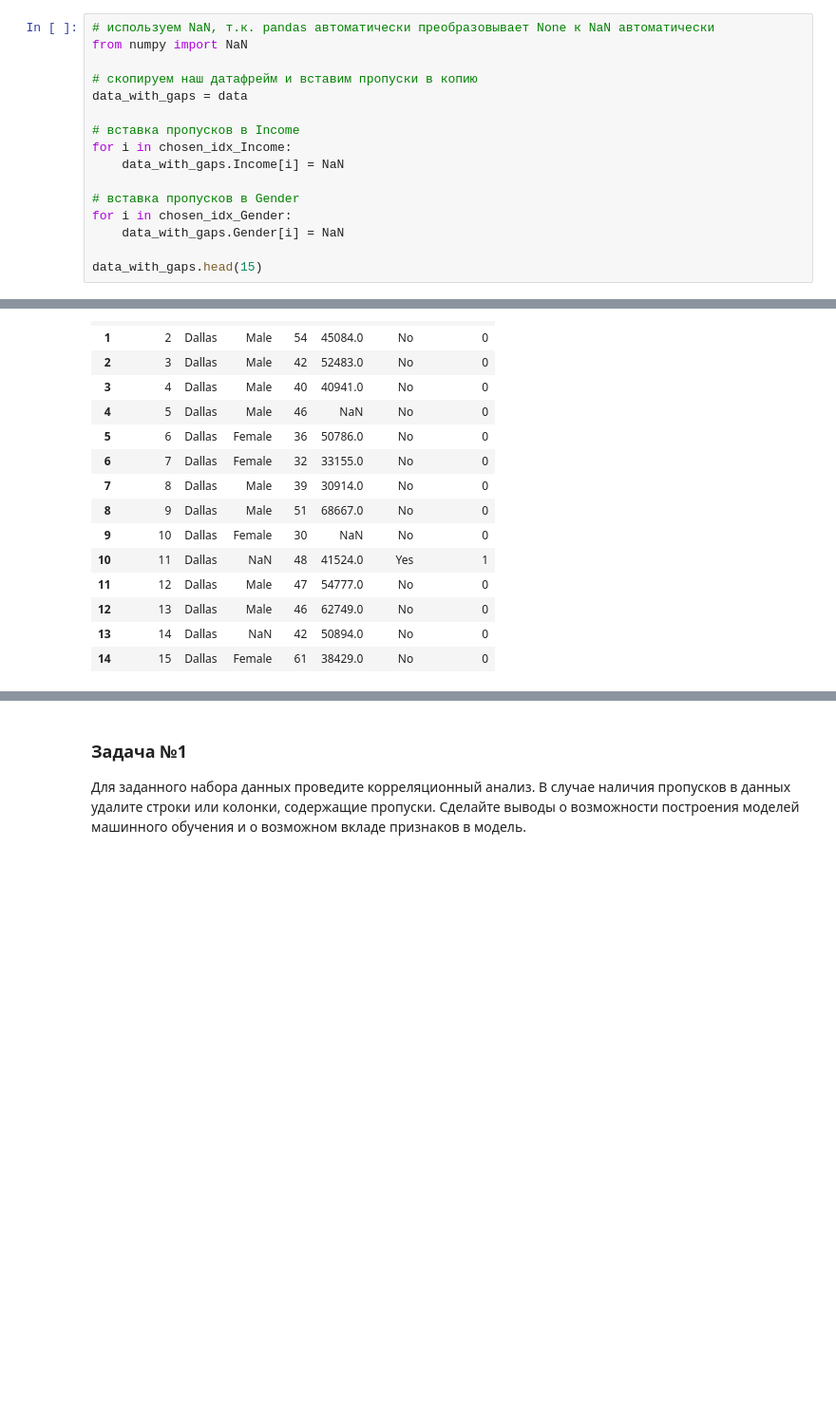
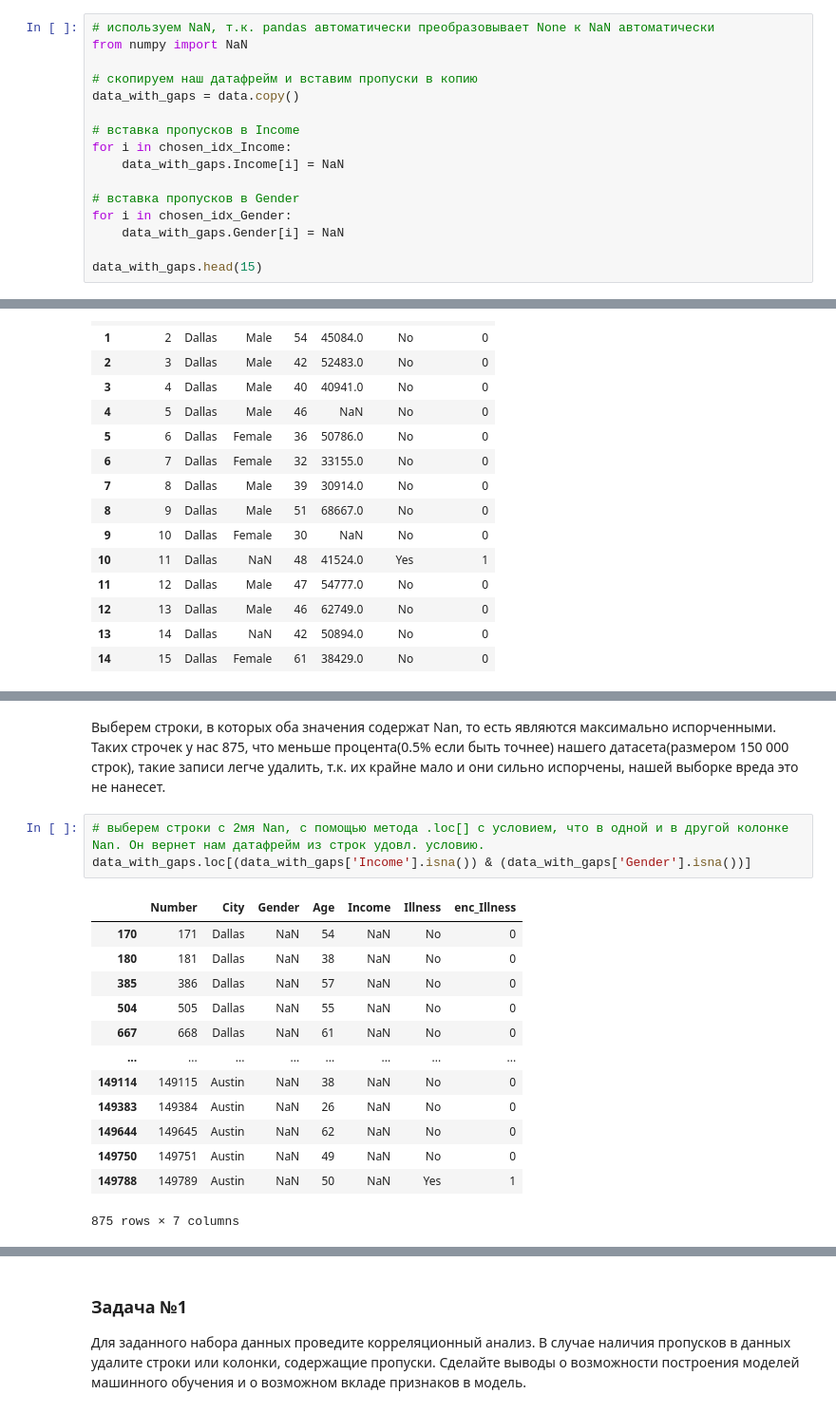
Before and after one commit to KZLZG/TML, a Jupyter notebook: RK1/rk1.ipynb, the cells around one changed output, grey strips where cells are left out. Shown at 95% size. Cells and saved outputs as stored; diff of their text form; blank space fills up the shorter version.

```diff
--- a/RK1/rk1.ipynb
+++ b/RK1/rk1.ipynb
@@ -117,7 +117,7 @@ chosen_idx_Income, chosen_idx_Gender
 from numpy import NaN
 
 # скопируем наш датафрейм и вставим пропуски в копию
-data_with_gaps = data
+data_with_gaps = data.copy()
 
 # вставка пропусков в Income
 for i in chosen_idx_Income:
@@ -155,0 +172,19 @@ See the caveats in the documentation: https://pandas.pydata.org/pandas-docs/stab
+# %% [markdown]
+Выберем строки, в которых оба значения содержат Nan, то есть являются максимально испорченными. Таких строчек у нас 875, что меньше процента(0.5% если быть точнее) нашего датасета(размером 150 000 строк), такие записи легче удалить, т.к. их крайне мало и они сильно испорчены, нашей выборке вреда это не нанесет.
+# %%
+# выберем строки с 2мя Nan, с помощью метода .loc[] с условием, что в одной и в другой колонке Nan. Он вернет нам датафрейм из строк удовл. условию.
+data_with_gaps.loc[(data_with_gaps['Income'].isna()) & (data_with_gaps['Gender'].isna())]
+# %% [output]
+|  | Number | City | Gender | Age | Income | Illness | enc_Illness |
+| 170 | 171 | Dallas | NaN | 54 | NaN | No | 0 |
+| 180 | 181 | Dallas | NaN | 38 | NaN | No | 0 |
+| 385 | 386 | Dallas | NaN | 57 | NaN | No | 0 |
+| 504 | 505 | Dallas | NaN | 55 | NaN | No | 0 |
+| 667 | 668 | Dallas | NaN | 61 | NaN | No | 0 |
+| ... | ... | ... | ... | ... | ... | ... | ... |
+| 149114 | 149115 | Austin | NaN | 38 | NaN | No | 0 |
+| 149383 | 149384 | Austin | NaN | 26 | NaN | No | 0 |
+| 149644 | 149645 | Austin | NaN | 62 | NaN | No | 0 |
+| 149750 | 149751 | Austin | NaN | 49 | NaN | No | 0 |
+| 149788 | 149789 | Austin | NaN | 50 | NaN | Yes | 1 |
+875 rows × 7 columns
```
Also changed, not shown: parts of 5 cells of this notebook.
